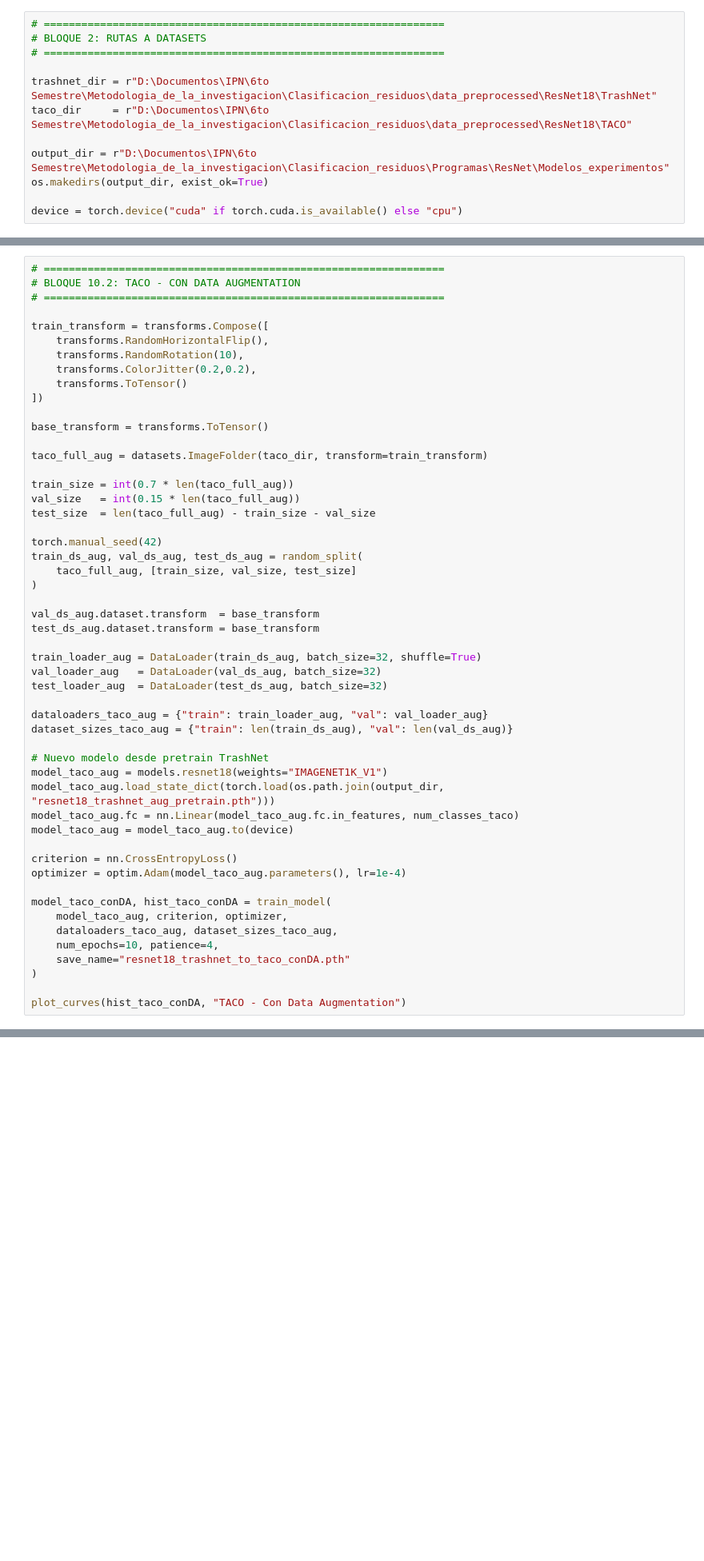
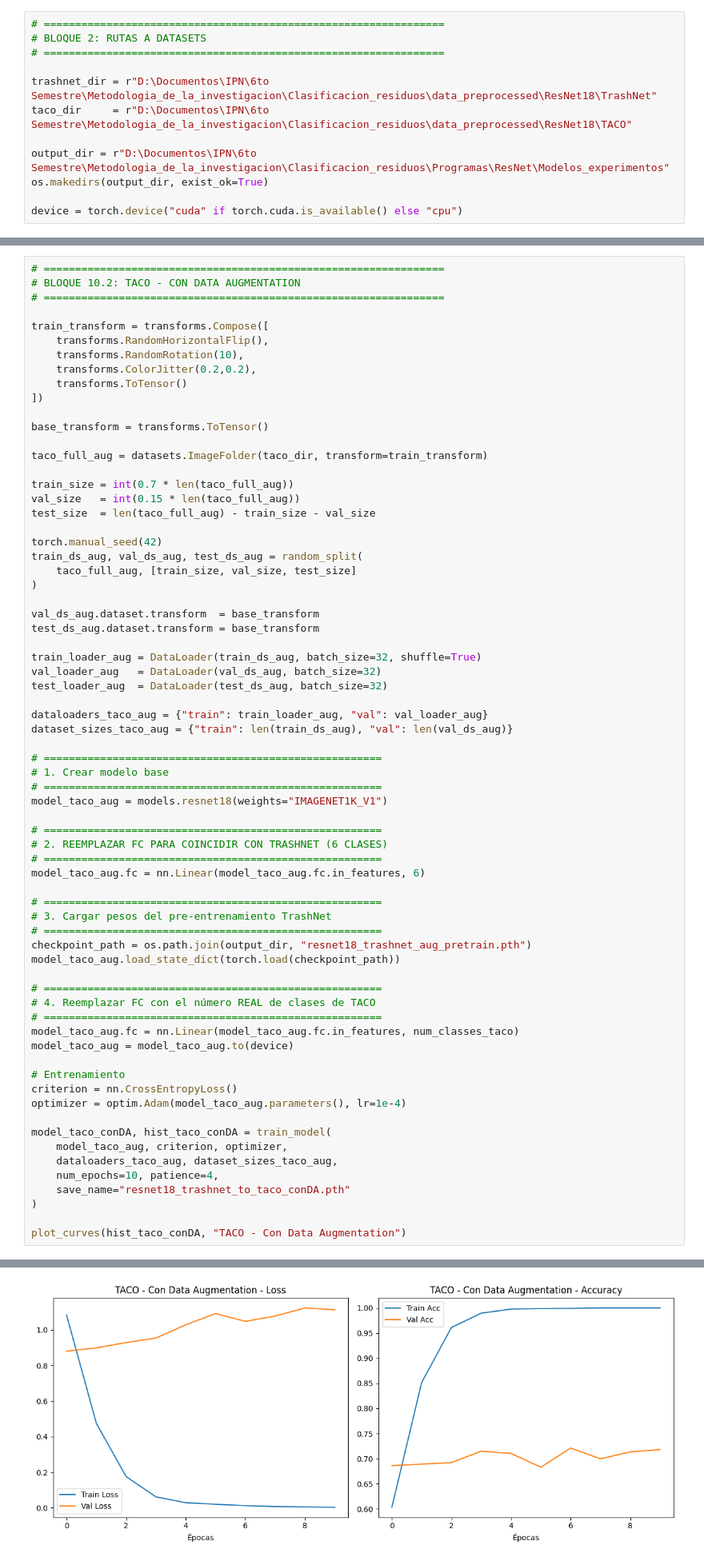
Before and after one commit to CarlossssMora/Clasificacion_residuos, a Jupyter notebook: Programas/ResNet/ResNet_S2.ipynb, the cells around one changed output, grey strips where cells are left out. Shown at 80% size. Cells and saved outputs as stored; diff of their text form; blank space fills up the shorter version.

```diff
--- a/Programas/ResNet/ResNet_S2.ipynb
+++ b/Programas/ResNet/ResNet_S2.ipynb
@@ -441,12 +539,29 @@ test_loader_aug  = DataLoader(test_ds_aug, batch_size=32)
 dataloaders_taco_aug = {"train": train_loader_aug, "val": val_loader_aug}
 dataset_sizes_taco_aug = {"train": len(train_ds_aug), "val": len(val_ds_aug)}
 
-# Nuevo modelo desde pretrain TrashNet
+# ======================================================
+# 1. Crear modelo base
+# ======================================================
 model_taco_aug = models.resnet18(weights="IMAGENET1K_V1")
-model_taco_aug.load_state_dict(torch.load(os.path.join(output_dir, "resnet18_trashnet_aug_pretrain.pth")))
+
+# ======================================================
+# 2. REEMPLAZAR FC PARA COINCIDIR CON TRASHNET (6 CLASES)
+# ======================================================
+model_taco_aug.fc = nn.Linear(model_taco_aug.fc.in_features, 6)
+
+# ======================================================
+# 3. Cargar pesos del pre-entrenamiento TrashNet
+# ======================================================
+checkpoint_path = os.path.join(output_dir, "resnet18_trashnet_aug_pretrain.pth")
+model_taco_aug.load_state_dict(torch.load(checkpoint_path))
+
+# ======================================================
+# 4. Reemplazar FC con el número REAL de clases de TACO
+# ======================================================
 model_taco_aug.fc = nn.Linear(model_taco_aug.fc.in_features, num_classes_taco)
 model_taco_aug = model_taco_aug.to(device)
 
+# Entrenamiento
 criterion = nn.CrossEntropyLoss()
 optimizer = optim.Adam(model_taco_aug.parameters(), lr=1e-4)
 
@@ -458,3 +573,4 @@ model_taco_conDA, hist_taco_conDA = train_model(
 )
 
 plot_curves(hist_taco_conDA, "TACO - Con Data Augmentation")
+# %% [output]
@@ -461,3 +594,4 @@ plot_curves(hist_taco_conDA, "TACO - Con Data Augmentation")
+[figure, added]
 # %%
 # ================================================================
 # BLOQUE 11: EVALUACIÓN FINAL TACO (CON MATRICES DE CONFUSIÓN)
```
Also changed, not shown: parts of 7 cells of this notebook, 9 other files.
